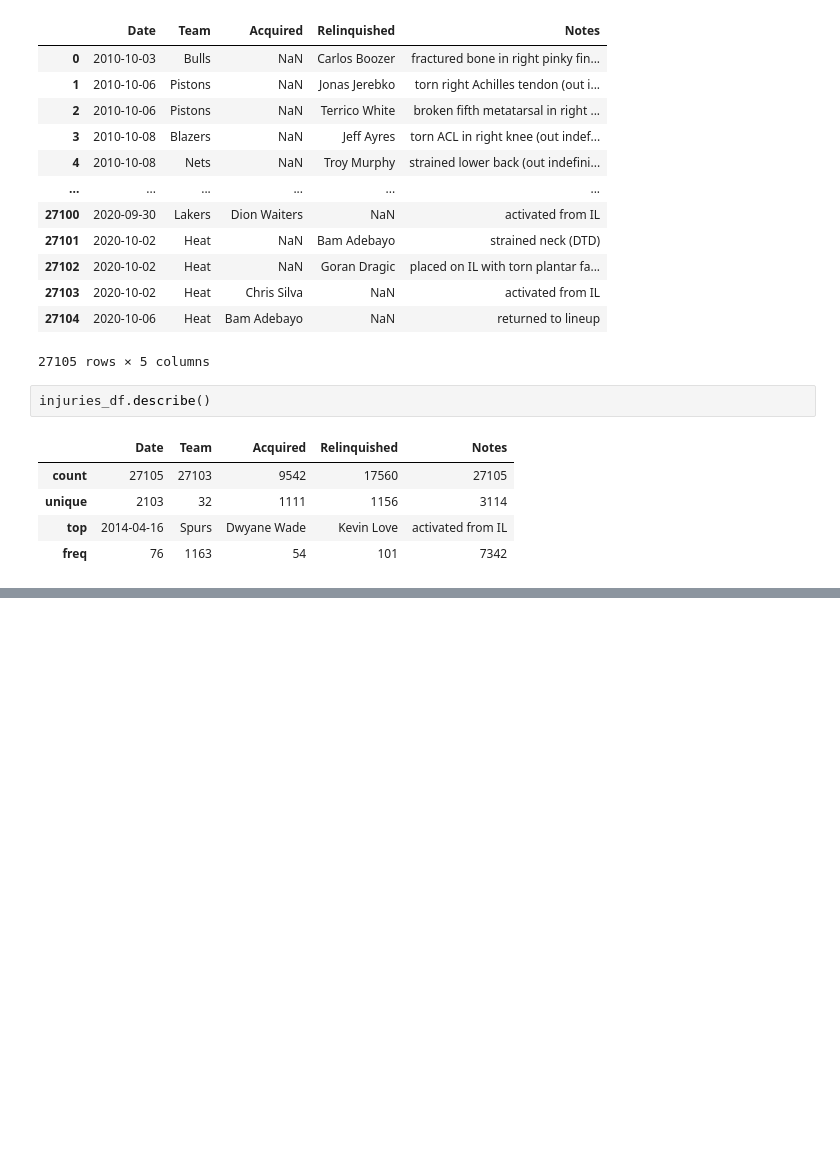
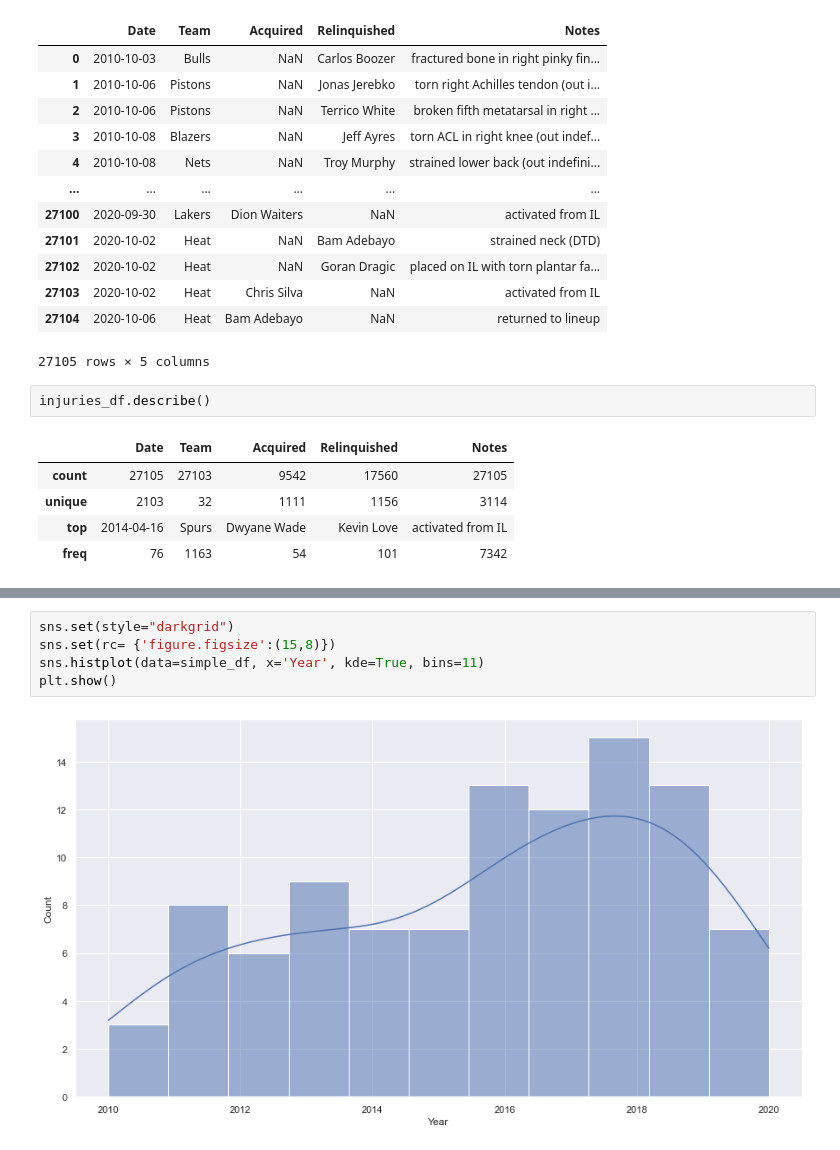
Before and after one commit to JordiZaragoza/Sampling, a Jupyter notebook: Pruebas.ipynb, the cells around one changed output, grey strips where cells are left out. Cells and saved outputs as stored; diff of their text form; blank space fills up the shorter version.

```diff
--- a/Pruebas.ipynb
+++ b/Pruebas.ipynb
@@ -57,3 +99,10 @@ simple_df.describe()
+# %%
+sns.set(style="darkgrid")
+sns.set(rc= {'figure.figsize':(15,8)})
+sns.histplot(data=simple_df, x='Year', kde=True, bins=11)
+plt.show()
+# %% [output]
+[figure, added]
 # %%
 # muestra sistematica
 ini = 1537
```
Also changed, not shown: parts of 16 cells of this notebook.
